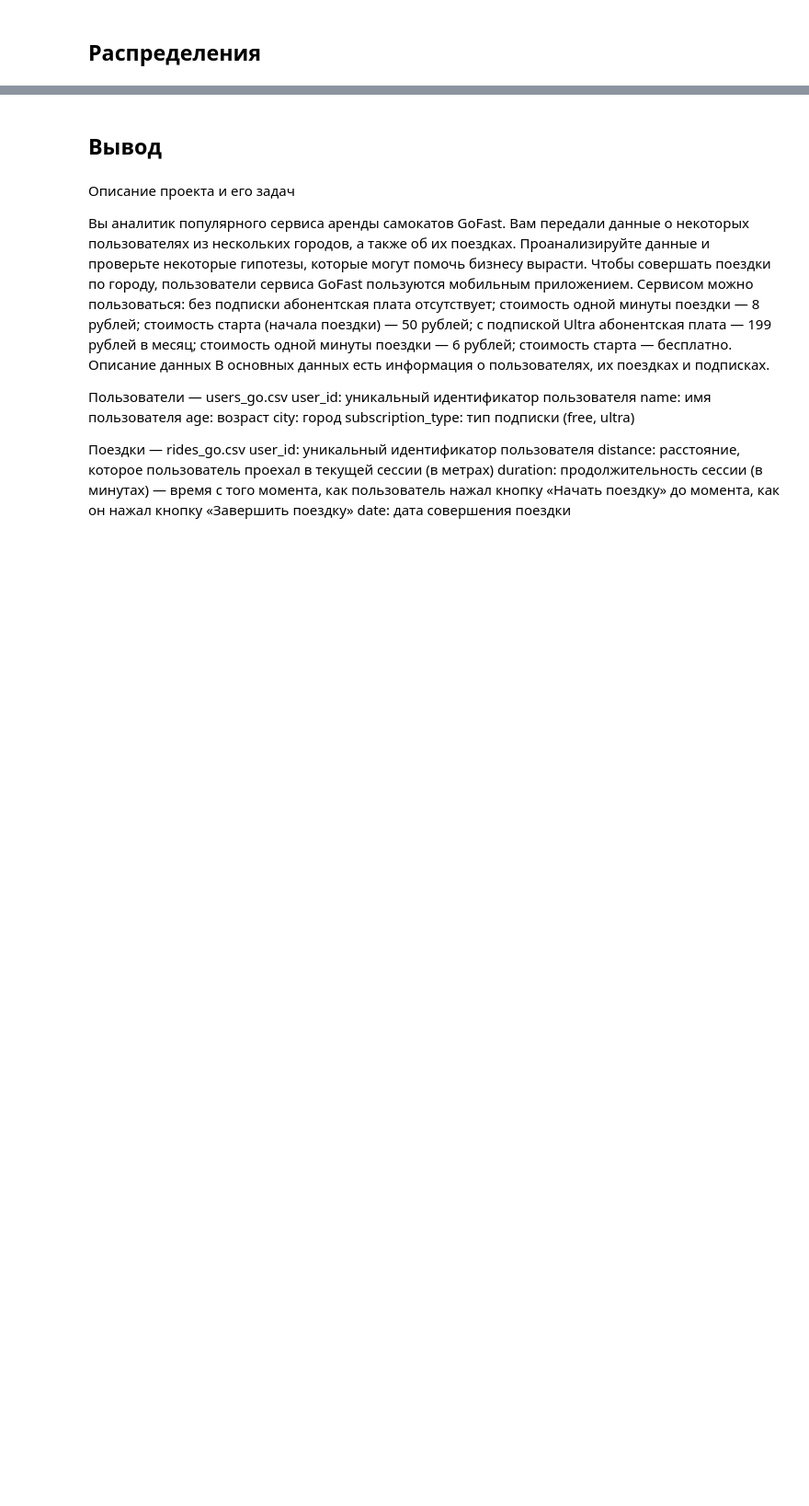
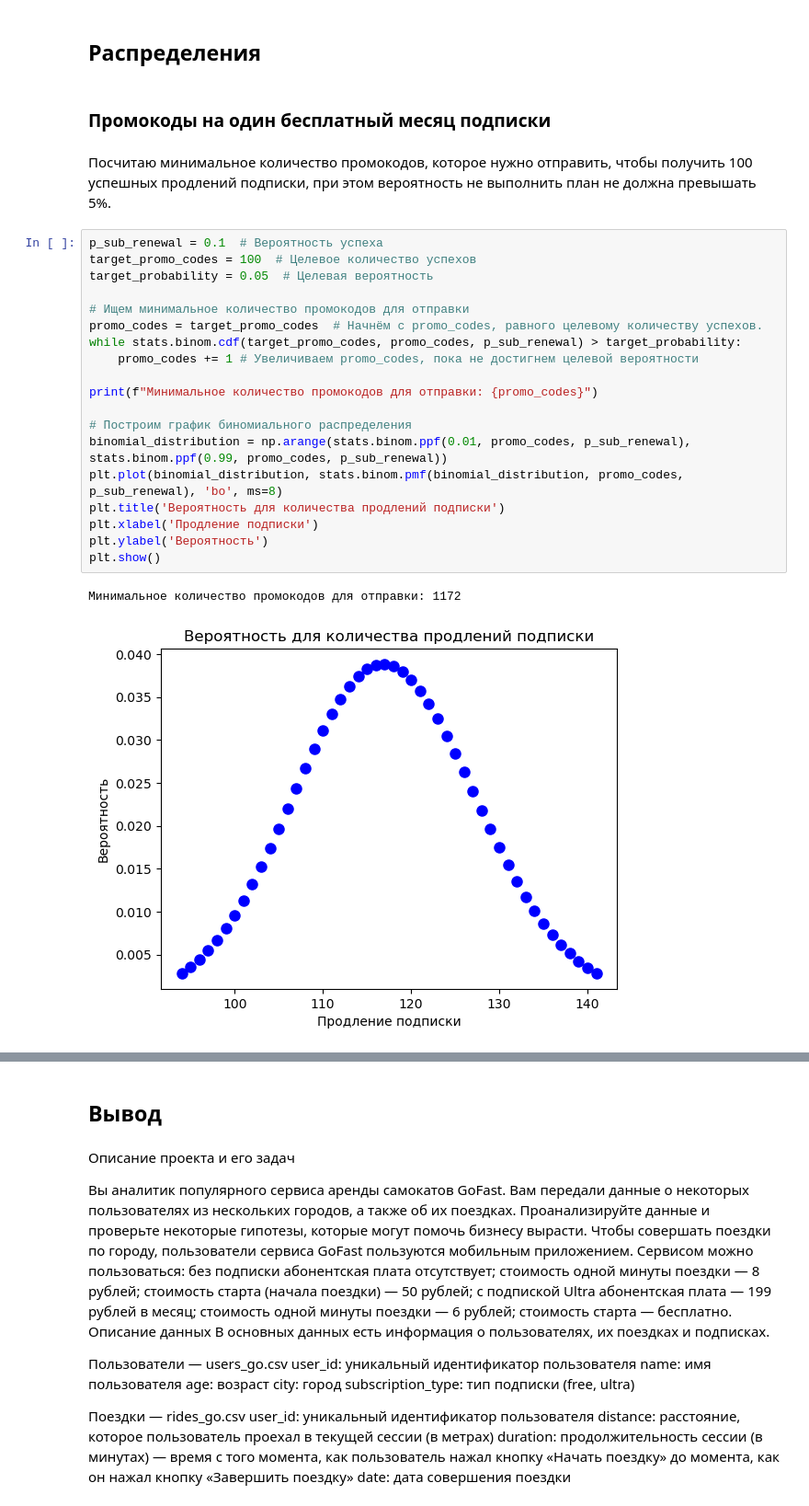
Before and after one commit to sudobooo/go_fast_project, a Jupyter notebook: go_fast_project.ipynb, the cells around one changed output, grey strips where cells are left out. Shown at 92% size. Cells and saved outputs as stored; diff of their text form; blank space fills up the shorter version.

```diff
--- a/go_fast_project.ipynb
+++ b/go_fast_project.ipynb
@@ -610,2 +695,28 @@ p-значение: 6.4566646601259374e-27
 # %% [markdown]
 ## Распределения
+# %% [markdown]
+### Промокоды на один бесплатный месяц подписки
+# %% [markdown]
+Посчитаю минимальное количество промокодов, которое нужно отправить, чтобы получить 100 успешных продлений подписки, при этом вероятность не выполнить план не должна превышать 5%.
+# %%
+p_sub_renewal = 0.1  # Вероятность успеха
+target_promo_codes = 100  # Целевое количество успехов
+target_probability = 0.05  # Целевая вероятность
+
+# Ищем минимальное количество промокодов для отправки
+promo_codes = target_promo_codes  # Начнём с promo_codes, равного целевому количеству успехов.
+while stats.binom.cdf(target_promo_codes, promo_codes, p_sub_renewal) > target_probability:
+    promo_codes += 1 # Увеличиваем promo_codes, пока не достигнем целевой вероятности
+
+print(f"Минимальное количество промокодов для отправки: {promo_codes}")
+
+# Построим график биномиального распределения
+binomial_distribution = np.arange(stats.binom.ppf(0.01, promo_codes, p_sub_renewal), stats.binom.ppf(0.99, promo_codes, p_sub_renewal))
+plt.plot(binomial_distribution, stats.binom.pmf(binomial_distribution, promo_codes, p_sub_renewal), 'bo', ms=8)
+plt.title('Вероятность для количества продлений подписки')
+plt.xlabel('Продление подписки')
+plt.ylabel('Вероятность')
+plt.show()
+# %% [output]
+Минимальное количество промокодов для отправки: 1172
+[figure, added]
```
Also changed, not shown: parts of 19 cells of this notebook.
